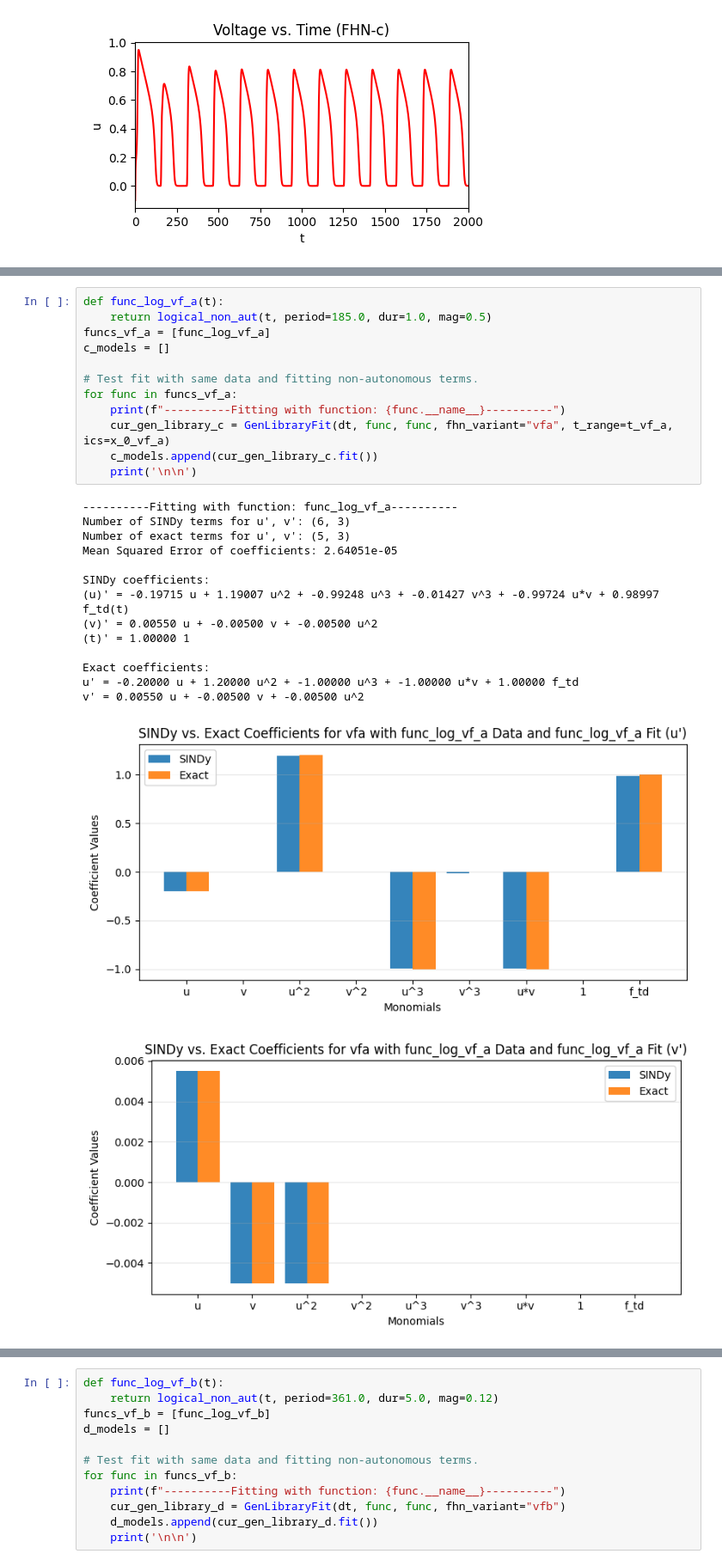
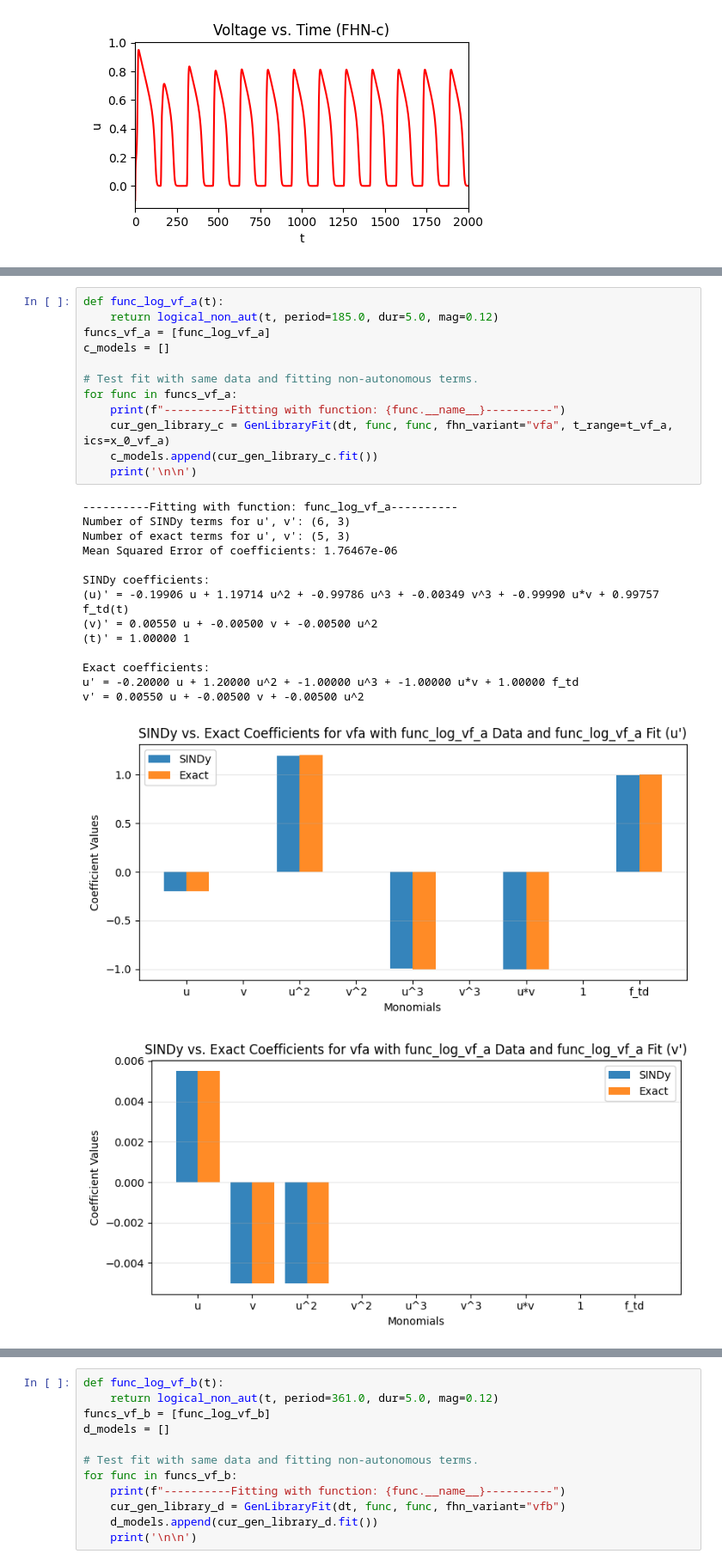
Before and after one commit to cswelch/SINDy-for-Cardiac-Electrophysiology, a Jupyter notebook: SINDy_non_autonomous_test.ipynb, the cells around one changed output, grey strips where cells are left out. Shown at 86% size. Drawn from its saved outputs; the diff is of its cells as text.

```diff
--- a/SINDy_non_autonomous_test.ipynb
+++ b/SINDy_non_autonomous_test.ipynb
@@ -540,30 +540,30 @@ Test SINDy ID on the 4-parameter VF-FHN model—note that this model's parameter
 # %%
 def func_log_vf_a(t):
-    return logical_non_aut(t, period=185.0, dur=1.0, mag=0.5)
+    return logical_non_aut(t, period=185.0, dur=5.0, mag=0.12)
 funcs_vf_a = [func_log_vf_a]
 c_models = []
 
 # Test fit with same data and fitting non-autonomous terms.
 for func in funcs_vf_a:
     print(f"----------Fitting with function: {func.__name__}----------")
     cur_gen_library_c = GenLibraryFit(dt, func, func, fhn_variant="vfa", t_range=t_vf_a, ics=x_0_vf_a)
     c_models.append(cur_gen_library_c.fit())
     print('\n\n')
 # %% [output]
 ----------Fitting with function: func_log_vf_a----------
 Number of SINDy terms for u', v': (6, 3)
 Number of exact terms for u', v': (5, 3)
-Mean Squared Error of coefficients: 2.64051e-05
+Mean Squared Error of coefficients: 1.76467e-06
 
 SINDy coefficients:
-(u)' = -0.19715 u + 1.19007 u^2 + -0.99248 u^3 + -0.01427 v^3 + -0.99724 u*v + 0.98997 f_td(t)
+(u)' = -0.19906 u + 1.19714 u^2 + -0.99786 u^3 + -0.00349 v^3 + -0.99990 u*v + 0.99757 f_td(t)
 (v)' = 0.00550 u + -0.00500 v + -0.00500 u^2
 (t)' = 1.00000 1
 
 Exact coefficients:
 u' = -0.20000 u + 1.20000 u^2 + -1.00000 u^3 + -1.00000 u*v + 1.00000 f_td
 v' = 0.00550 u + -0.00500 v + -0.00500 u^2
-[figure, old version]
+[figure, new version]
 [figure]
 # %%
 # Make sure voltage plots look correct.
```
Also changed, not shown: parts of 3 cells of this notebook, 1 other file.
